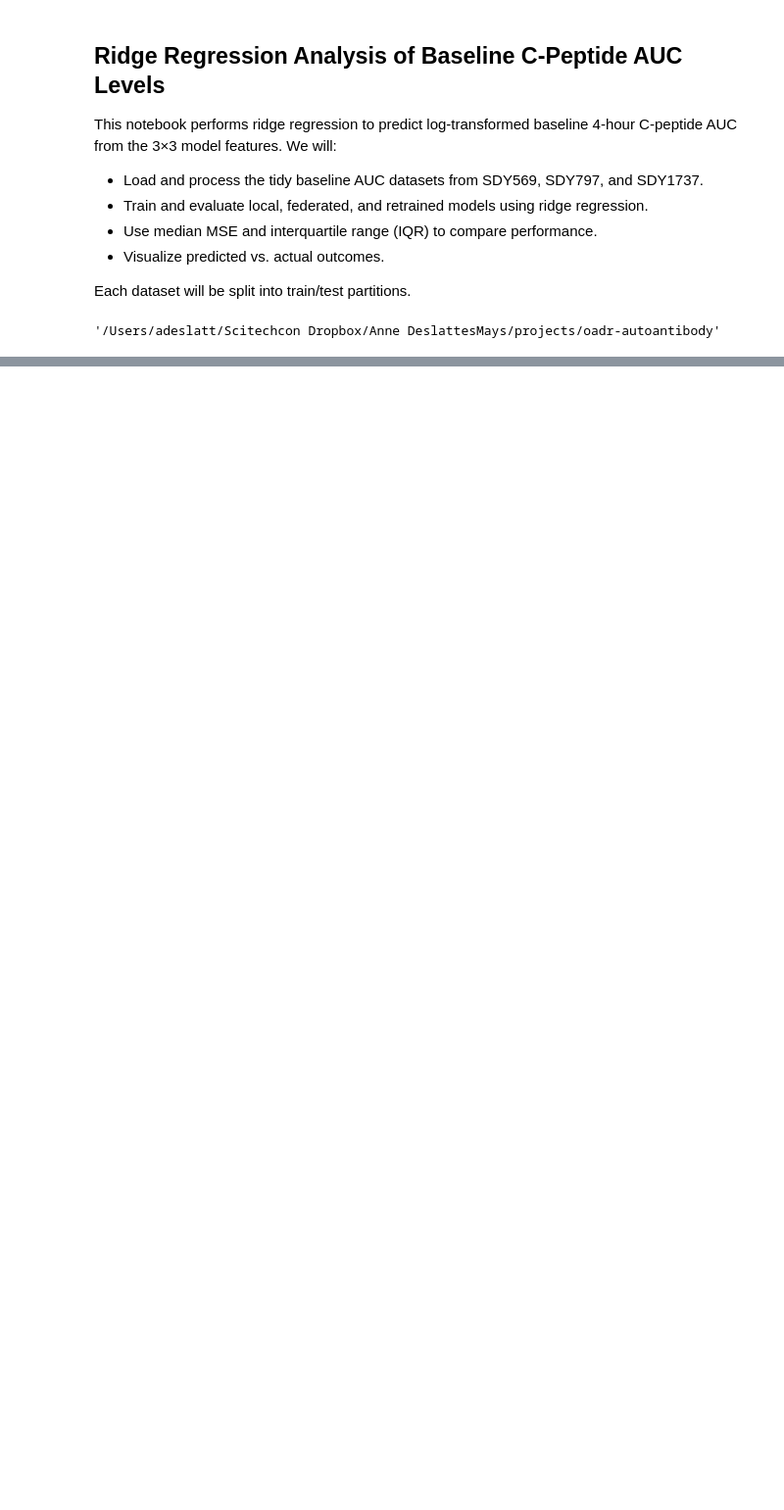
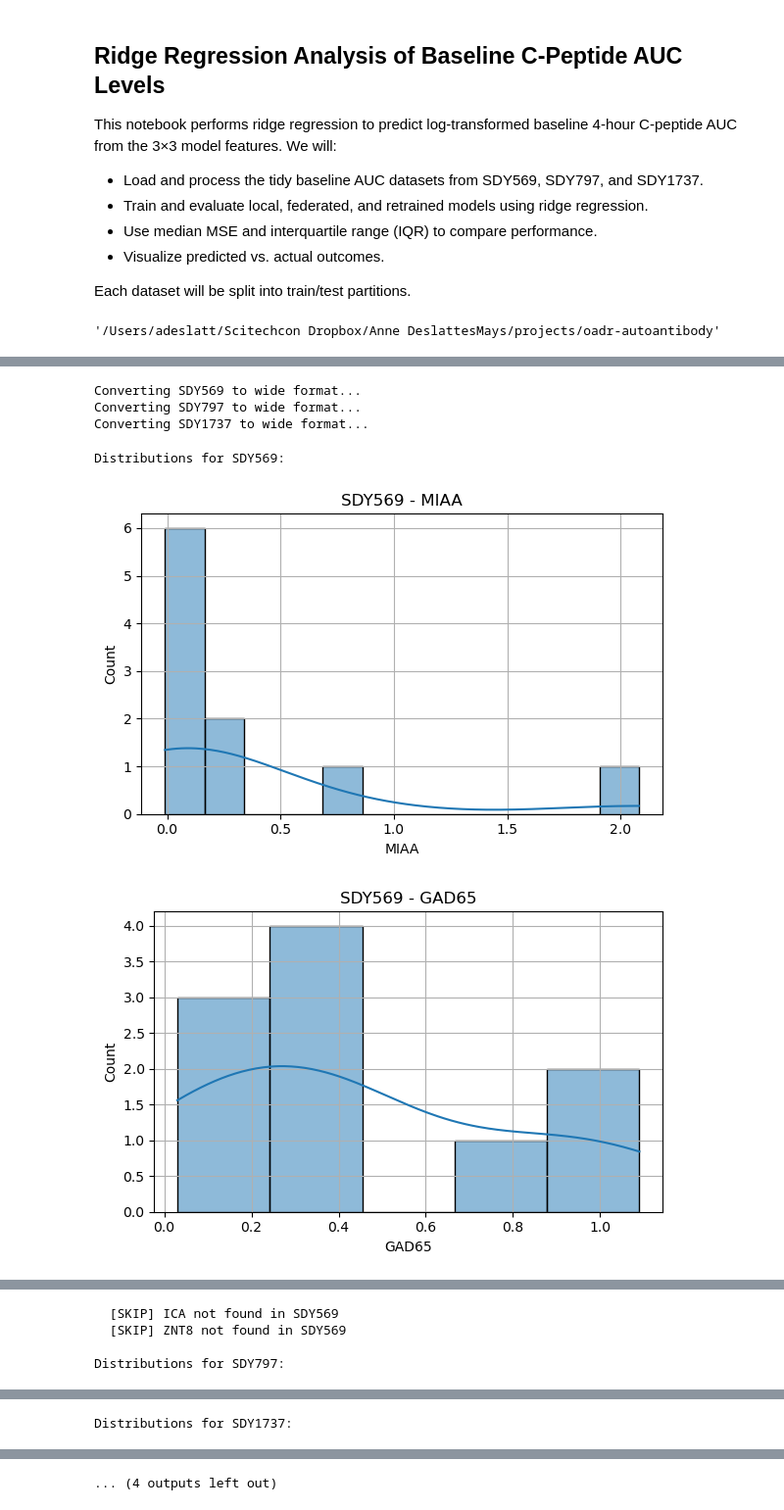
Before and after one commit to NIH-NLM/oadr-autoantibody, a Jupyter notebook: ipynb/RidgeRegressionAnalysisBaselineCPeptideAUC.ipynb, the cells around one changed output, grey strips where cells are left out. Shown at 98% size. Cells and saved outputs as stored; diff of their text form; code cells hidden in the pictures; blank space fills up the shorter version.

Commit message:
added plots, cleaned data a bit more and added RidgeRegressionAlone.ipynb

```diff
--- a/ipynb/RidgeRegressionAnalysisBaselineCPeptideAUC.ipynb
+++ b/ipynb/RidgeRegressionAnalysisBaselineCPeptideAUC.ipynb
@@ -133,3 +133,46 @@ ridge_inputs = {
     "federated": {},
     "retrained": {}
 }
+# %%
+# Convert tidy long-format to wide format for plotting
+wide_feature_dfs = {}
+
+for study, df in feature_dfs.items():
+    print(f"Converting {study} to wide format...")
+
+    # Pivot Property → Columns
+    df_wide = df.pivot_table(
+        index=["Accession", "Sex", "Age_Group"],
+        columns="Property",
+        values="Value"
+    ).reset_index()
+
+    wide_feature_dfs[study] = df_wide
+# %% [output]
+Converting SDY569 to wide format...
+Converting SDY797 to wide format...
+Converting SDY1737 to wide format...
+# %%
+# Plot feature distributions
+import seaborn as sns
+import matplotlib.pyplot as plt
+
+features_to_plot = ["MIAA", "GAD65", "IA2IC", "ICA", "ZNT8"]
+
+for study, df in wide_feature_dfs.items():
+    print(f"\nDistributions for {study}:")
+    for feature in features_to_plot:
+        if feature in df.columns:
+            plt.figure(figsize=(6, 4))
+            sns.histplot(df[feature], kde=True)
+            plt.title(f"{study} - {feature}")
+            plt.xlabel(feature)
+            plt.grid(True)
+            plt.tight_layout()
+            plt.show()
+        else:
+            print(f"  [SKIP] {feature} not found in {study}")
+# %% [output]
+Distributions for SDY569:
+[figure, added]
+[figure, added]
@@ -135,0 +180,4 @@ ridge_inputs = {
+  [SKIP] ICA not found in SDY569
+  [SKIP] ZNT8 not found in SDY569
+
+Distributions for SDY797:
@@ -135,0 +189 @@ ridge_inputs = {
+Distributions for SDY1737:
@@ -136,3 +191,4 @@ ridge_inputs = {
+... (4 outputs left out)
 # %%
 import numpy as np
 import pandas as pd
```
Also changed, not shown: parts of 4 cells of this notebook, 5 other files.
